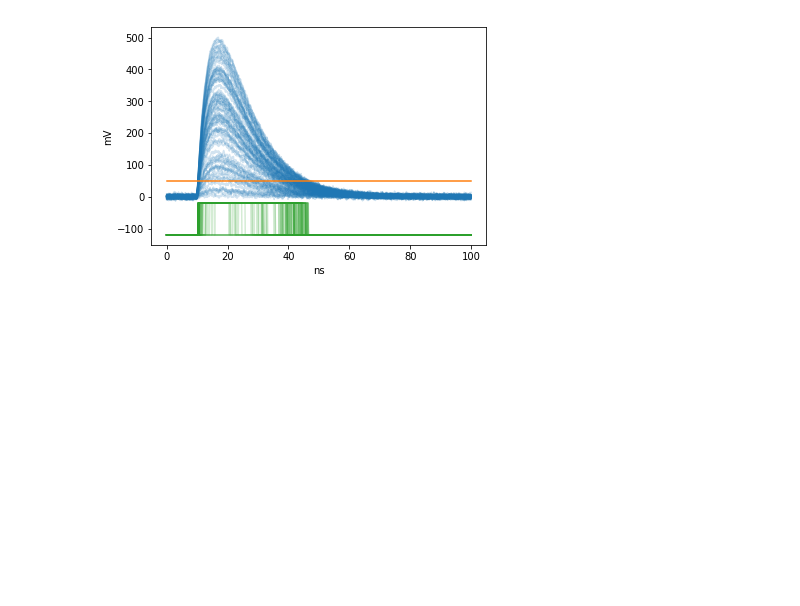
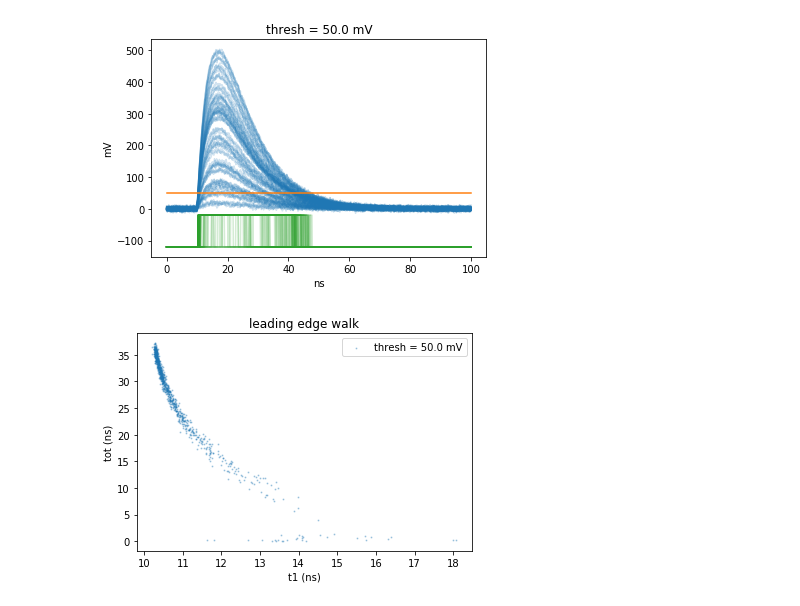
Before and after one commit to acidbourbon/lab_bench, a Jupyter notebook: workdir/jupyter/software_examples/soft_discriminator_walk_theory_noise.ipynb, the cells around one changed output. Cells and saved outputs as stored; diff of their text form; code cells hidden in the pictures; blank space fills up the shorter version.

Commit message:
walk theory noise, demo of threshold independence

```diff
--- a/workdir/jupyter/software_examples/soft_discriminator_walk_theory_noise.ipynb
+++ b/workdir/jupyter/software_examples/soft_discriminator_walk_theory_noise.ipynb
@@ -51,25 +52,34 @@ t1 : 10.282 ns, tot : 36.216 ns
 # %%
 t1_list  = []
 tot_list = []
 
 for i in range(0,1000):
 
   y = random.random()*det
   y = add_noise(t,y,rms=noise,bw=noise_bw)
   discr, t1, tot = discriminate(t,y,thresh,hysteresis=hyst)
   t1_list  += [t1]
   tot_list += [tot]
   if (i < 80):
     alpha = 0.2
     plt.plot(t*1e9,y*1e3,label="det pulse",color=colors[0],alpha=alpha)
     plt.plot(t*1e9,discr*100-120,label="discr. out",color=colors[2],alpha=alpha)
 
 plt.plot(t*1e9,y*0+thresh*1e3,label="threshold",color=colors[1])
 plt.xlabel("ns")
 plt.ylabel("mV")
+plt.title("thresh = {:3.1f} mV".format(thresh*1e3))
 plt.show()
 
-t1 = np.array(t1_list)
-tot = np.array(tot_list)
+t1_a = np.array(t1_list)
+tot_a = np.array(tot_list)
+
+plt.scatter(t1_a*1e9,tot_a*1e9, s=1, alpha=0.3, label="thresh = {:3.1f} mV".format(thresh*1e3))
+plt.legend()
+plt.xlabel("t1 (ns)")
+plt.ylabel("tot (ns)")
+plt.title("leading edge walk")
+plt.show()
 # %% [output]
-[figure, old version]
+[figure, new version]
+[figure, added]
```
Also changed, not shown: parts of 4 cells of this notebook.
